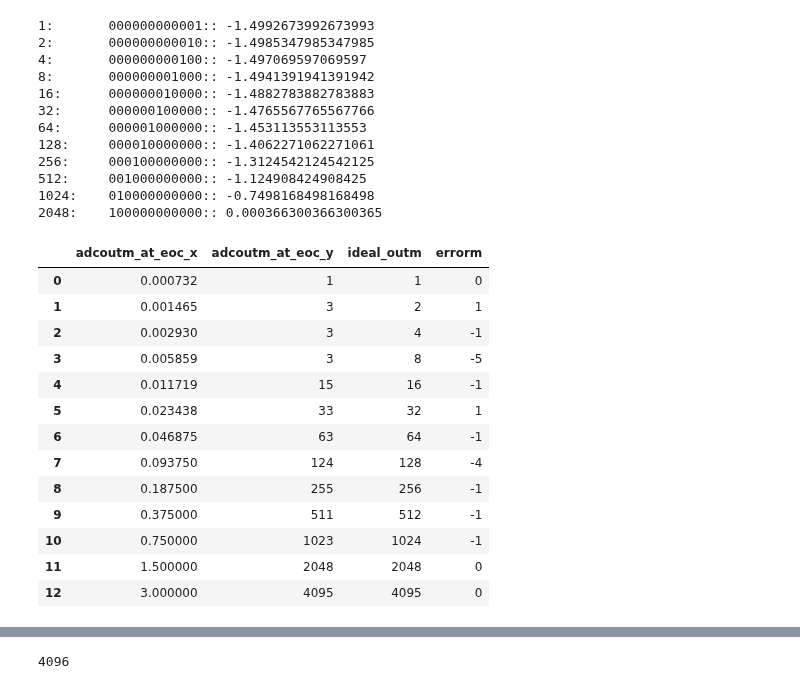
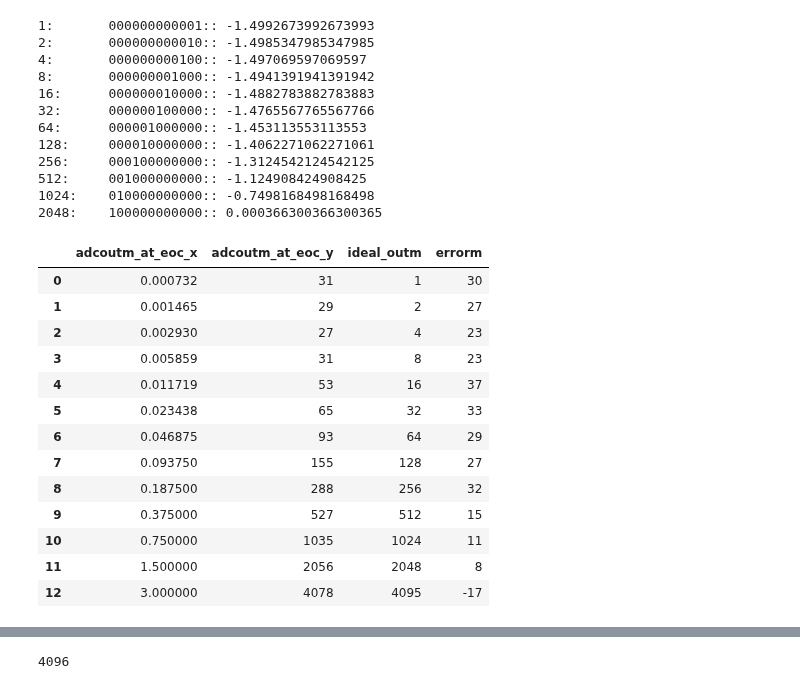
Before and after one commit to venkataratnamb20/quicksilicon, a Jupyter notebook: notebooks/vlsi/pyadc/pyadc.ipynb, the cells around one changed output, grey strips where cells are left out. Saved outputs shown, nothing was run; the diff lists cells and outputs as text; code cells hidden in the pictures.

```diff
--- a/notebooks/vlsi/pyadc/pyadc.ipynb
+++ b/notebooks/vlsi/pyadc/pyadc.ipynb
@@ -534,33 +486,36 @@ for ql, code in _codes_dict.items():
 1024:    010000000000:: -0.7498168498168498
 2048:    100000000000:: 0.000366300366300365
 # %%
+
 vrefp = 1.5
 
-adcout_df = process_adc_sim_data("/content/data/saradc_out_linearity_bitshift250211_allSch_v2.csv")
+# adcout_df = process_adc_sim_data("/content/data/saradc_out_linearity_bitshift250211_allSch_v2.csv")
+adcout_df = process_adc_sim_data("/content/data/adcout250312_dyn_latch_out.csv")
 
 if adcout_df is None:
     print("File not found")
     exit()
 
 adcout_df['vin'] = adcout_df['adcoutp_at_eoc_x'] - vrefp
 
 
 adc_diff_convert_lamd = np.vectorize(adc_diff_convert)
 adcout_df['ideal_outm'] = adc_diff_convert_lamd(adcout_df['vin'], vrefp)
 adcout_df['errorm'] = adcout_df['adcoutm_at_eoc_y'] - adcout_df['ideal_outm']
-adcout_df[[col for col in adcout_df.columns if 'm' in col]]
+adcoutm_df = adcout_df[[col for col in adcout_df.columns if 'm' in col]]
+adcoutm_df
 # %% [output]
 |  | adcoutm_at_eoc_x | adcoutm_at_eoc_y | ideal_outm | errorm |
-| 0 | 0.000732 | 1 | 1 | 0 |
-| 1 | 0.001465 | 3 | 2 | 1 |
-| 2 | 0.002930 | 3 | 4 | -1 |
-| 3 | 0.005859 | 3 | 8 | -5 |
-| 4 | 0.011719 | 15 | 16 | -1 |
-| 5 | 0.023438 | 33 | 32 | 1 |
-| 6 | 0.046875 | 63 | 64 | -1 |
-| 7 | 0.093750 | 124 | 128 | -4 |
-| 8 | 0.187500 | 255 | 256 | -1 |
-| 9 | 0.375000 | 511 | 512 | -1 |
-| 10 | 0.750000 | 1023 | 1024 | -1 |
-| 11 | 1.500000 | 2048 | 2048 | 0 |
-| 12 | 3.000000 | 4095 | 4095 | 0 |
+| 0 | 0.000732 | 31 | 1 | 30 |
+| 1 | 0.001465 | 29 | 2 | 27 |
+| 2 | 0.002930 | 27 | 4 | 23 |
+| 3 | 0.005859 | 31 | 8 | 23 |
+| 4 | 0.011719 | 53 | 16 | 37 |
+| 5 | 0.023438 | 65 | 32 | 33 |
+| 6 | 0.046875 | 93 | 64 | 29 |
+| 7 | 0.093750 | 155 | 128 | 27 |
+| 8 | 0.187500 | 288 | 256 | 32 |
+| 9 | 0.375000 | 527 | 512 | 15 |
+| 10 | 0.750000 | 1035 | 1024 | 11 |
+| 11 | 1.500000 | 2056 | 2048 | 8 |
+| 12 | 3.000000 | 4078 | 4095 | -17 |
```
Also changed, not shown: parts of 6 cells of this notebook.
